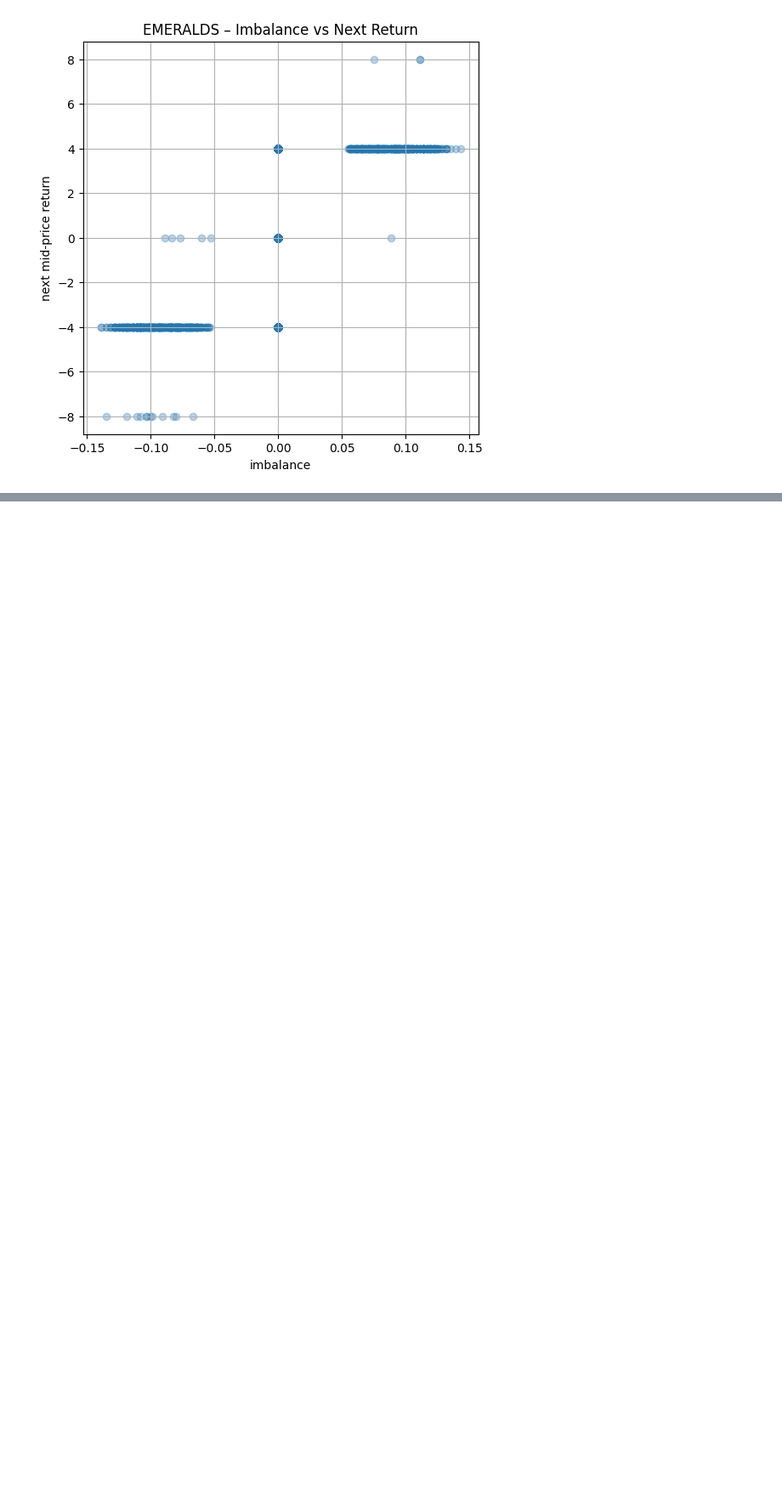
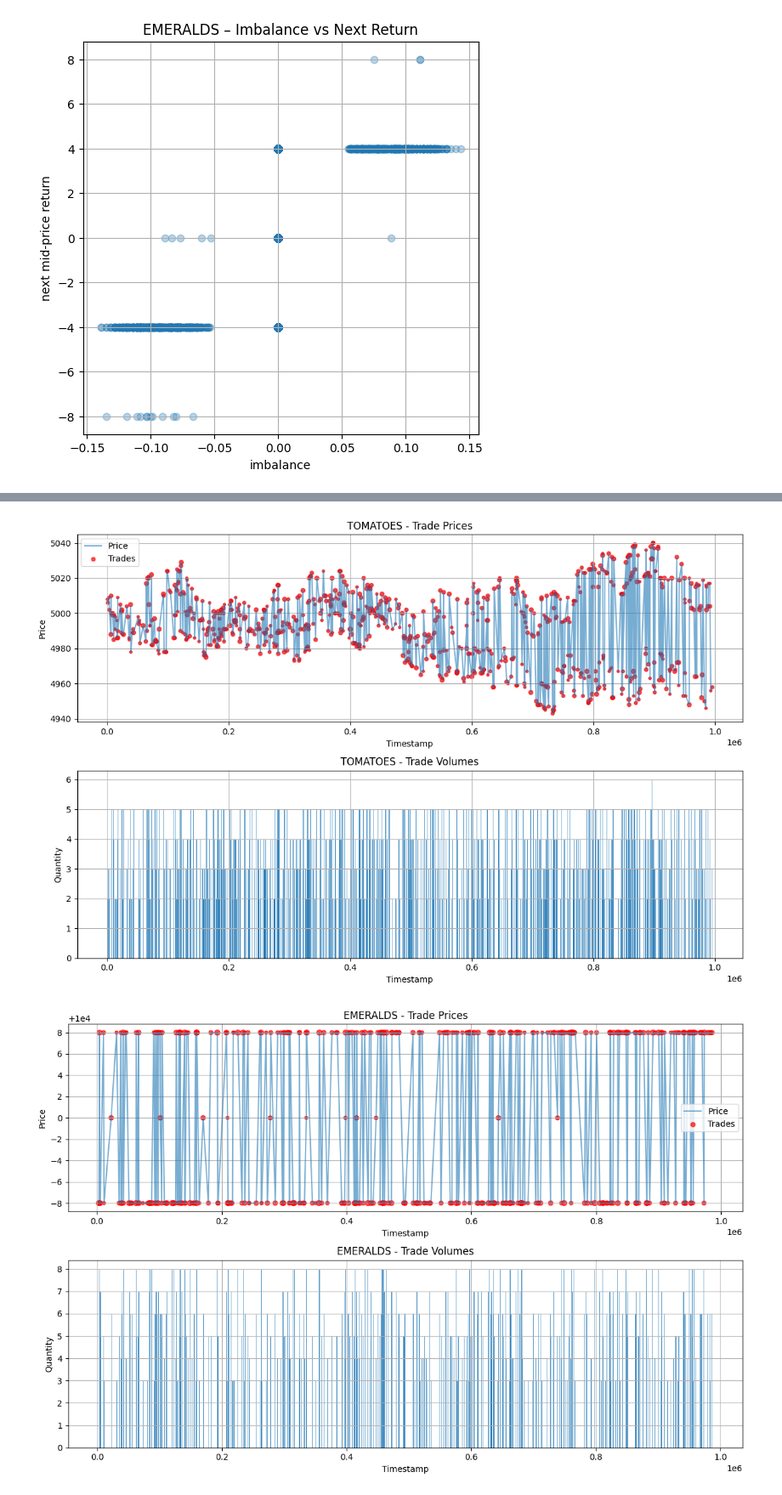
Before and after one commit to dzhan111/imc-prosperity, a Jupyter notebook: eda-tutorial.ipynb, the cells around one changed output, grey strips where cells are left out. Shown at 85% size. Cells and saved outputs as stored; diff of their text form; code cells hidden in the pictures; blank space fills up the shorter version.

```diff
--- a/eda-tutorial.ipynb
+++ b/eda-tutorial.ipynb
@@ -141,0 +144,18 @@ plt.show()
+# %%
+# Separate trades and prices data
+trades_df = df[df['symbol'].notna()].copy()
+prices_df = df[df['product'].notna()].copy()
+
+# Clean trades data
+trades_df['timestamp'] = trades_df['timestamp'].astype(int)
+trades_df['price'] = trades_df['price'].astype(float)
+trades_df['quantity'] = trades_df['quantity'].astype(int)
+
+# Group trades by symbol
+tomatoes_trades = trades_df[trades_df['symbol'] == 'TOMATOES']
+emeralds_trades = trades_df[trades_df['symbol'] == 'EMERALDS']
+emeralds_trades = emeralds_trades.sort_values("timestamp")
+
+print("Trades data shape:", trades_df.shape)
+print("Tomatoes trades:", tomatoes_trades.shape[0])
+print("Emeralds trades:", emeralds_trades.shape[0])
@@ -141,0 +177,40 @@ plt.show()
+# %%
+# Plot trade prices over time
+def plot_trades(data, symbol):
+    fig, (ax1, ax2) = plt.subplots(2, 1, figsize=(12, 8))
+
+    # Trade prices (line + trade markers)
+    ax1.plot(data['timestamp'], data['price'], alpha=0.6, label="Price")
+
+    # Scatter points for trades
+    ax1.scatter(
+        data['timestamp'],
+        data['price'],
+        s=data['quantity'] * 5,
+        alpha=0.7,
+        color='red',
+        label="Trades"
+    )
+
+    ax1.set_title(f'{symbol} - Trade Prices')
+    ax1.set_xlabel('Timestamp')
+    ax1.set_ylabel('Price')
+    ax1.grid(True)
+    ax1.legend()
+
+
+    # Trade volumes
+    ax2.bar(data['timestamp'], data['quantity'], width=1000, alpha=0.7)
+    ax2.set_title(f'{symbol} - Trade Volumes')
+    ax2.set_xlabel('Timestamp')
+    ax2.set_ylabel('Quantity')
+    ax2.grid(True)
+
+    plt.tight_layout()
+    plt.show()
+
+plot_trades(tomatoes_trades, 'TOMATOES')
+plot_trades(emeralds_trades, 'EMERALDS')
+# %% [output]
+[figure, added]
+[figure, added]
```
Also changed, not shown: parts of 5 cells of this notebook, 4 other files.
